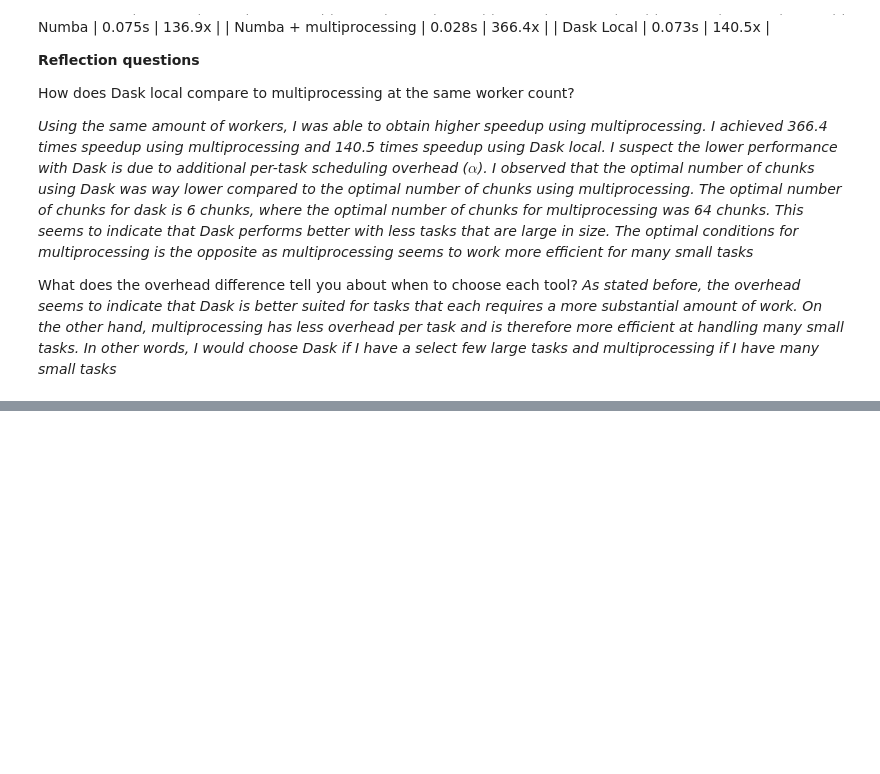
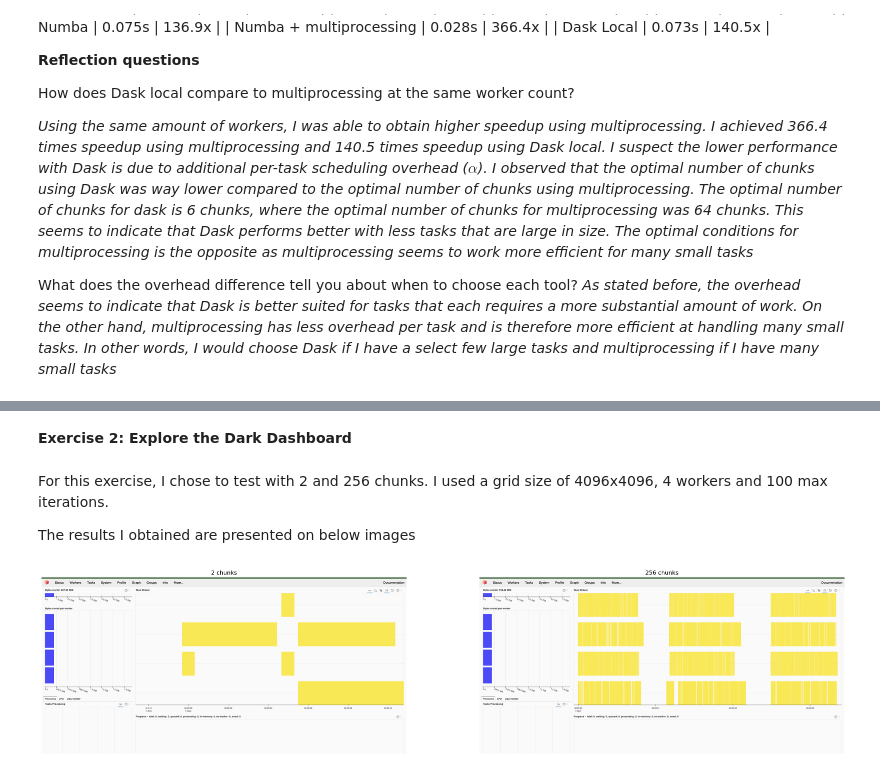
Before and after one commit to NDS8-TCP/nsc-kim, a Jupyter notebook: MP2-KN.ipynb, the cells around one changed output, grey strips where cells are left out. Cells and saved outputs as stored; diff of their text form; code cells hidden in the pictures; blank space fills up the shorter version.

Commit message:
Completed milestone M1: What to Benchmark + all exercises for lecture 7

```diff
--- a/MP2-KN.ipynb
+++ b/MP2-KN.ipynb
@@ -1822,0 +2206,25 @@ What does the overhead difference tell you about when to choose each tool?
+# %% [markdown]
+**Exercise 2: Explore the Dark Dashboard**
+# %% [markdown]
+For this exercise, I chose to test with 2 and 256 chunks.
+I used a grid size of 4096x4096, 4 workers and 100 max iterations.
+
+The results I obtained are presented on below images
+# %%
+import matplotlib.pyplot as plt
+import matplotlib.image as mpimg
+
+img1 = mpimg.imread('2_chunks.png')
+img2 = mpimg.imread('256_chunks.png')
+
+fig, ax = plt.subplots( 1,2, figsize=(30,10) )
+ax[0].imshow(img1)
+ax[0].set_title('2 chunks')
+ax[0].axis('off')
+ax[1].imshow(img2)
+ax[1].set_title('256 chunks')
+ax[1].axis('off')
+
+plt.show()
+# %% [output]
+[figure, added]
```
Also changed, not shown: parts of 18 cells of this notebook, 8 other files.
